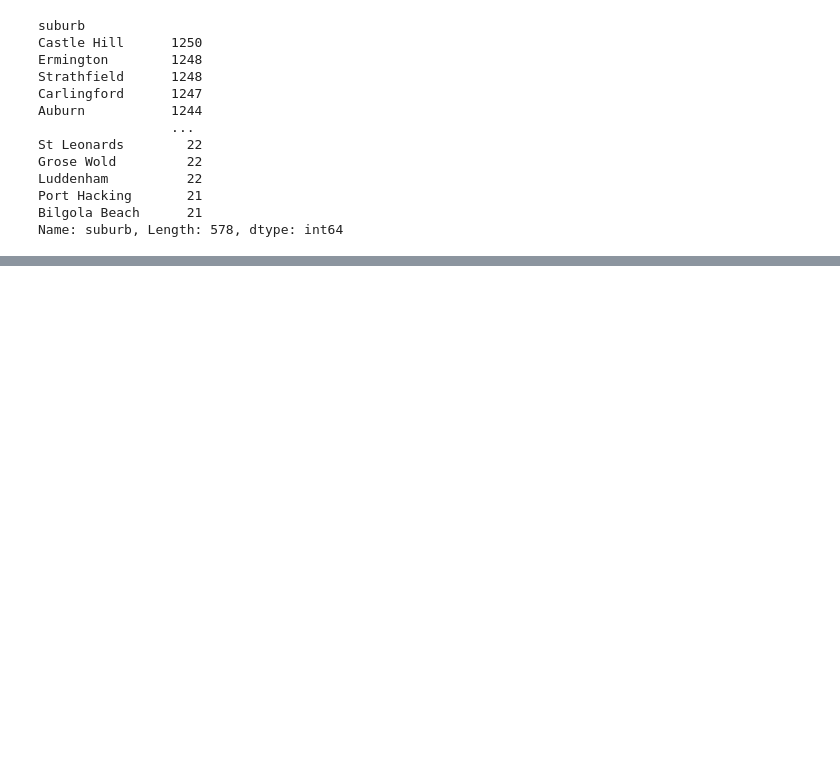
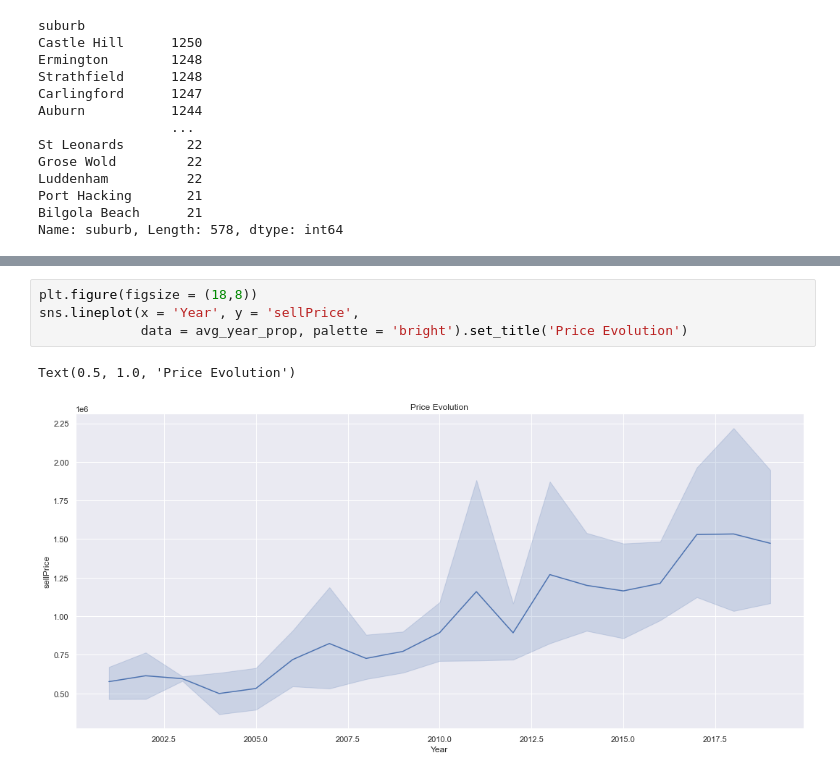
Before and after one commit to alex-lang-br/Prediction-project, a Jupyter notebook: Sydney_House_Pred.ipynb, the cells around one changed output, grey strips where cells are left out. Drawn from its saved outputs; the diff is of its cells as text; blank space fills up the shorter version.

```diff
--- a/Sydney_House_Pred.ipynb
+++ b/Sydney_House_Pred.ipynb
@@ -252,0 +292,7 @@ Name: suburb, Length: 578, dtype: int64
+# %%
+plt.figure(figsize = (18,8))
+sns.lineplot(x = 'Year', y = 'sellPrice',
+             data = avg_year_prop, palette = 'bright').set_title('Price Evolution')
+# %% [output]
+Text(0.5, 1.0, 'Price Evolution')
+[figure, added]
```
Also changed, not shown: parts of 49 cells of this notebook.
